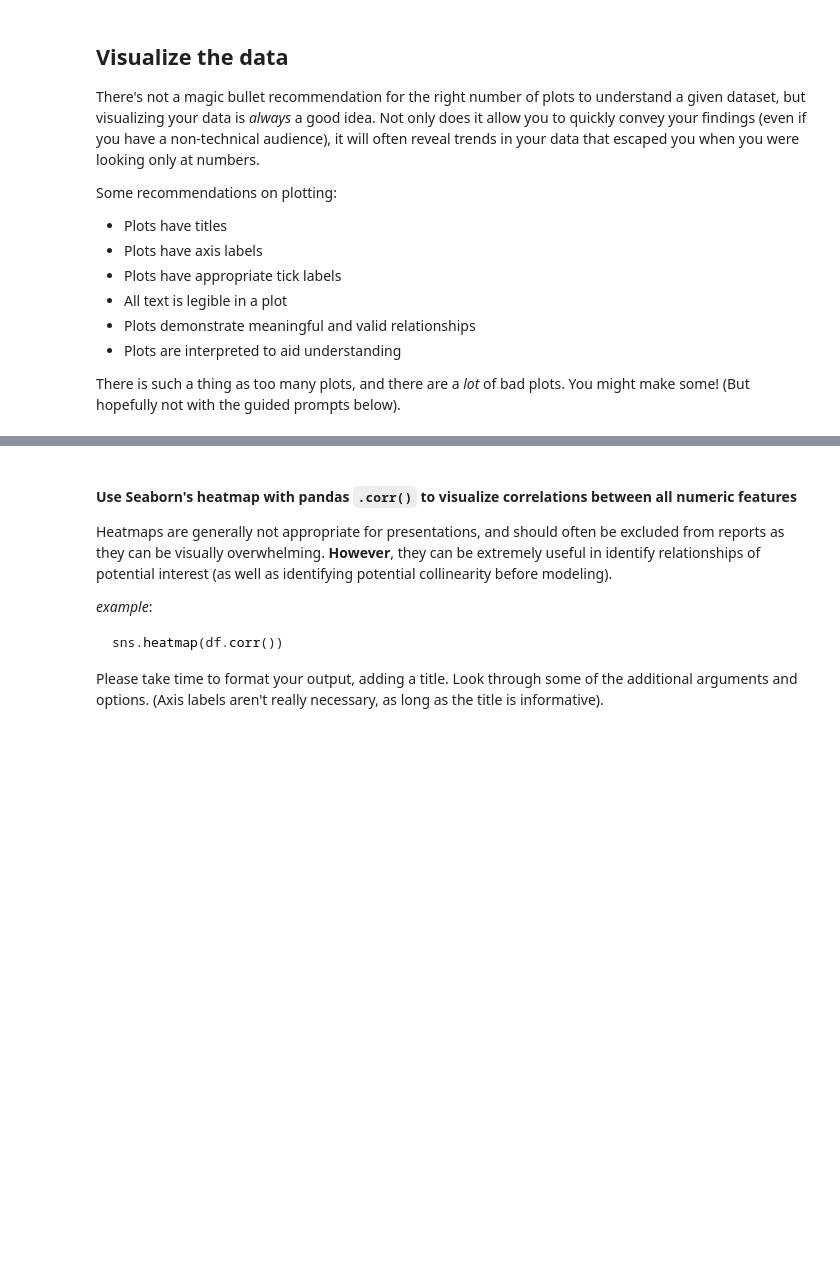
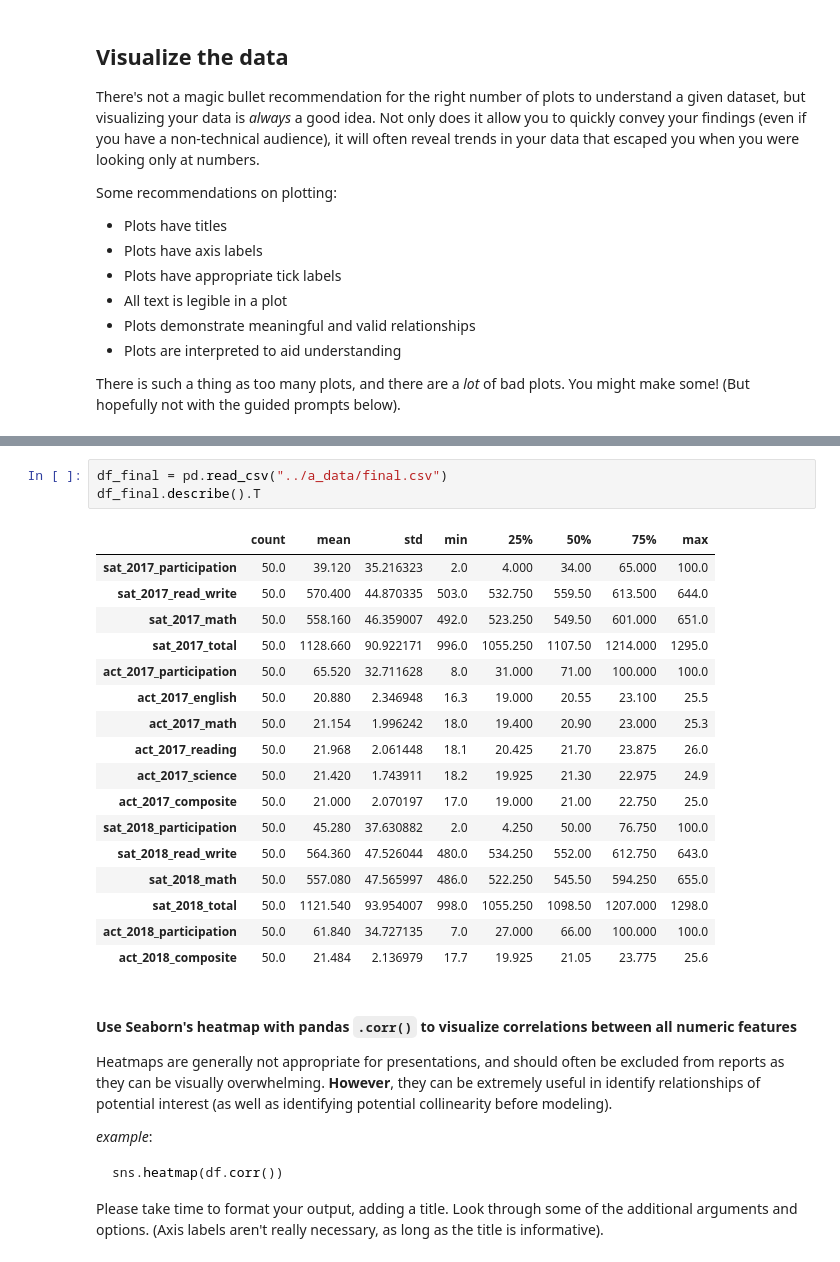
Before and after one commit to saiedmighani/EDA_analysis_SAT_tests, a Jupyter notebook: b_codes/c_VIZ.ipynb, the cells around one changed output, grey strips where cells are left out. Cells and saved outputs as stored; diff of their text form; blank space fills up the shorter version.

```diff
--- a/b_codes/c_VIZ.ipynb
+++ b/b_codes/c_VIZ.ipynb
@@ -15,3 +26,24 @@ There is such a thing as too many plots, and there are a *lot* of bad plots. You
+# %%
+df_final = pd.read_csv("../a_data/final.csv")
+df_final.describe().T
+# %% [output]
+|  | count | mean | std | min | 25% | 50% | 75% | max |
+| sat_2017_participation | 50.0 | 39.120 | 35.216323 | 2.0 | 4.000 | 34.00 | 65.000 | 100.0 |
+| sat_2017_read_write | 50.0 | 570.400 | 44.870335 | 503.0 | 532.750 | 559.50 | 613.500 | 644.0 |
+| sat_2017_math | 50.0 | 558.160 | 46.359007 | 492.0 | 523.250 | 549.50 | 601.000 | 651.0 |
+| sat_2017_total | 50.0 | 1128.660 | 90.922171 | 996.0 | 1055.250 | 1107.50 | 1214.000 | 1295.0 |
+| act_2017_participation | 50.0 | 65.520 | 32.711628 | 8.0 | 31.000 | 71.00 | 100.000 | 100.0 |
+| act_2017_english | 50.0 | 20.880 | 2.346948 | 16.3 | 19.000 | 20.55 | 23.100 | 25.5 |
+| act_2017_math | 50.0 | 21.154 | 1.996242 | 18.0 | 19.400 | 20.90 | 23.000 | 25.3 |
+| act_2017_reading | 50.0 | 21.968 | 2.061448 | 18.1 | 20.425 | 21.70 | 23.875 | 26.0 |
+| act_2017_science | 50.0 | 21.420 | 1.743911 | 18.2 | 19.925 | 21.30 | 22.975 | 24.9 |
+| act_2017_composite | 50.0 | 21.000 | 2.070197 | 17.0 | 19.000 | 21.00 | 22.750 | 25.0 |
+| sat_2018_participation | 50.0 | 45.280 | 37.630882 | 2.0 | 4.250 | 50.00 | 76.750 | 100.0 |
+| sat_2018_read_write | 50.0 | 564.360 | 47.526044 | 480.0 | 534.250 | 552.00 | 612.750 | 643.0 |
+| sat_2018_math | 50.0 | 557.080 | 47.565997 | 486.0 | 522.250 | 545.50 | 594.250 | 655.0 |
+| sat_2018_total | 50.0 | 1121.540 | 93.954007 | 998.0 | 1055.250 | 1098.50 | 1207.000 | 1298.0 |
+| act_2018_participation | 50.0 | 61.840 | 34.727135 | 7.0 | 27.000 | 66.00 | 100.000 | 100.0 |
+| act_2018_composite | 50.0 | 21.484 | 2.136979 | 17.7 | 19.925 | 21.05 | 23.775 | 25.6 |
 # %% [markdown]
 #### Use Seaborn's heatmap with pandas `.corr()` to visualize correlations between all numeric features
 
```
Also changed, not shown: parts of 3 cells of this notebook, 3 other files.
